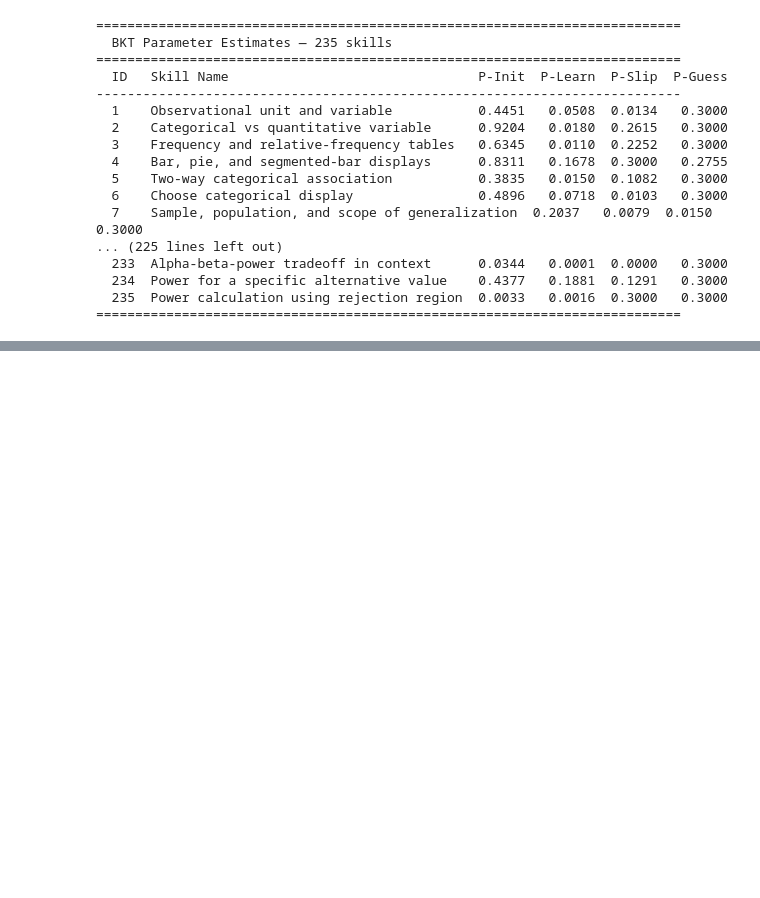
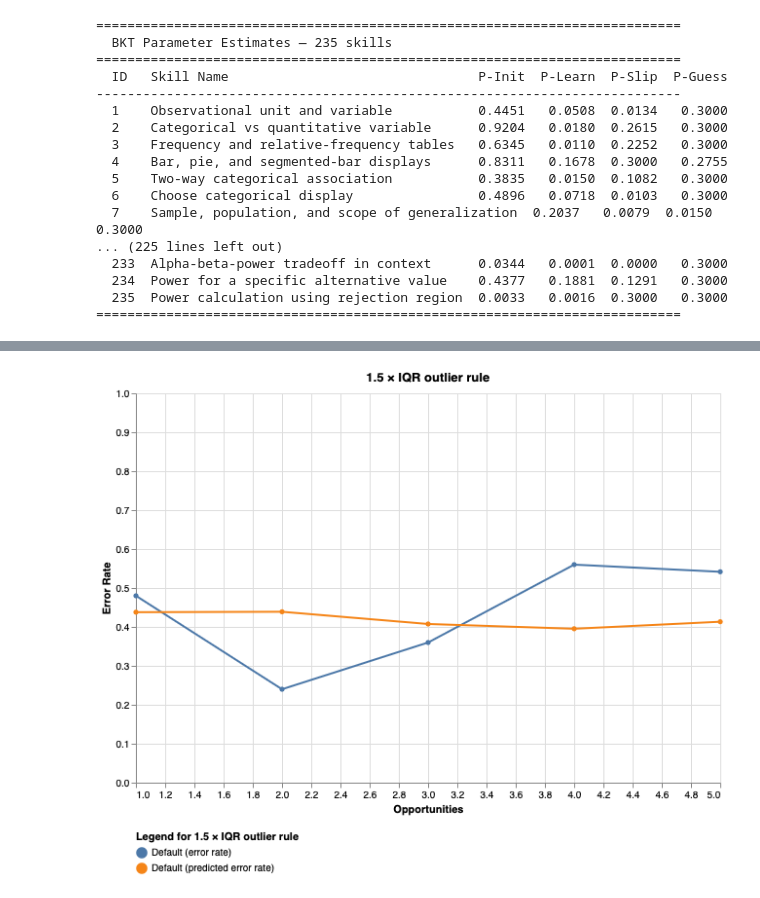
Before and after one commit to mailysg8/ai-student-progress-tracker, a Jupyter notebook: notebooks/learnsphere_experiments.ipynb, the cells around one changed output, grey strips where cells are left out. Cells and saved outputs as stored; diff of their text form; code cells hidden in the pictures; blank space fills up the shorter version.

```diff
--- a/notebooks/learnsphere_experiments.ipynb
+++ b/notebooks/learnsphere_experiments.ipynb
@@ -269,0 +285,4 @@ print("=" * 75)
+# %%
+Image("img/one.png")
+# %% [output]
+[figure, added]
```
Also changed, not shown: parts of 5 cells of this notebook.
